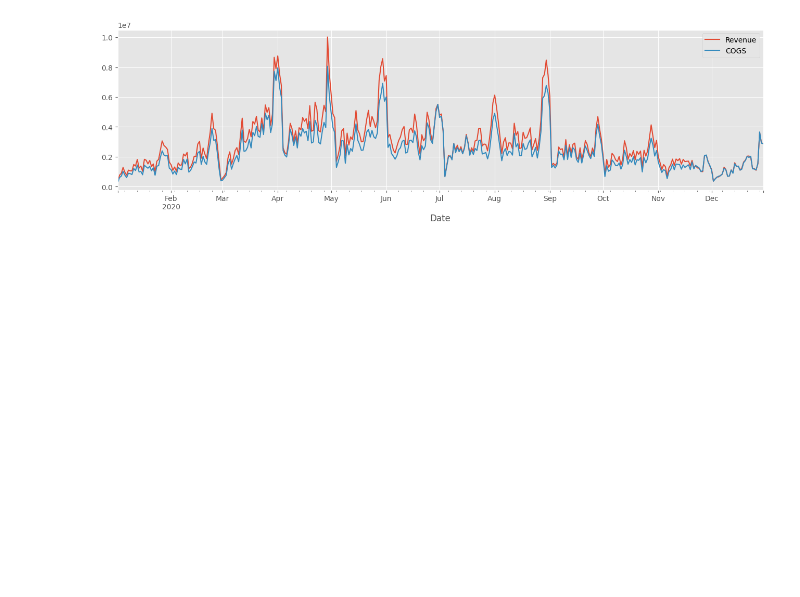
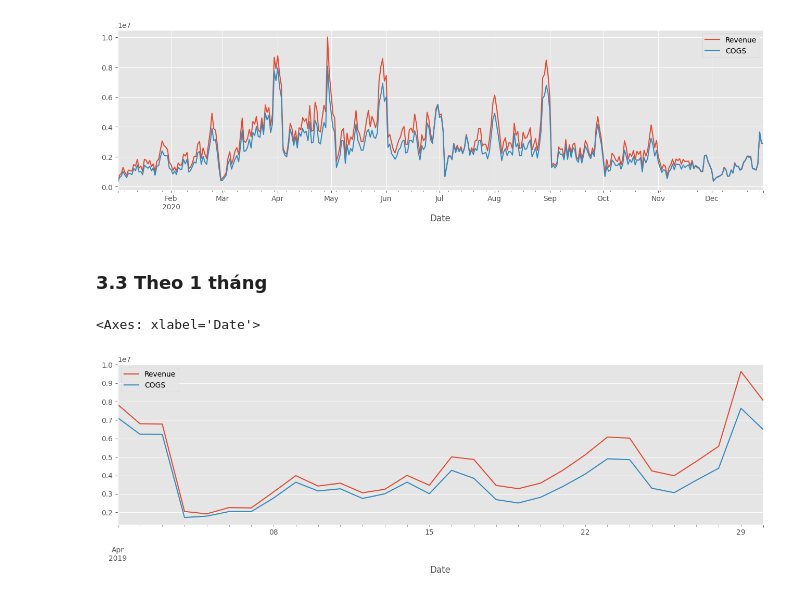
Before and after one commit to nqt-2/Datathon_Vin, a Jupyter notebook: notebook/xgboost.ipynb, the cells around one changed output. Cells and saved outputs as stored; diff of their text form; code cells hidden in the pictures; blank space fills up the shorter version.

```diff
--- a/notebook/xgboost.ipynb
+++ b/notebook/xgboost.ipynb
@@ -57,3 +52,10 @@ sales.loc[(sales.index > '01-01-2020') & (sales.index < '12-31-2020')].plot(figs
 # %% [output]
 <Axes: xlabel='Date'>
 [figure]
+# %% [markdown]
+### 3.3 Theo 1 tháng
+# %%
+sales.loc[(sales.index >= '04-01-2019') & (sales.index <= '04-30-2019')][['Revenue', 'COGS']].plot(figsize=(16,4))
+# %% [output]
+<Axes: xlabel='Date'>
+[figure, added]
```
Also changed, not shown: parts of 26 cells of this notebook, 2 other files.
